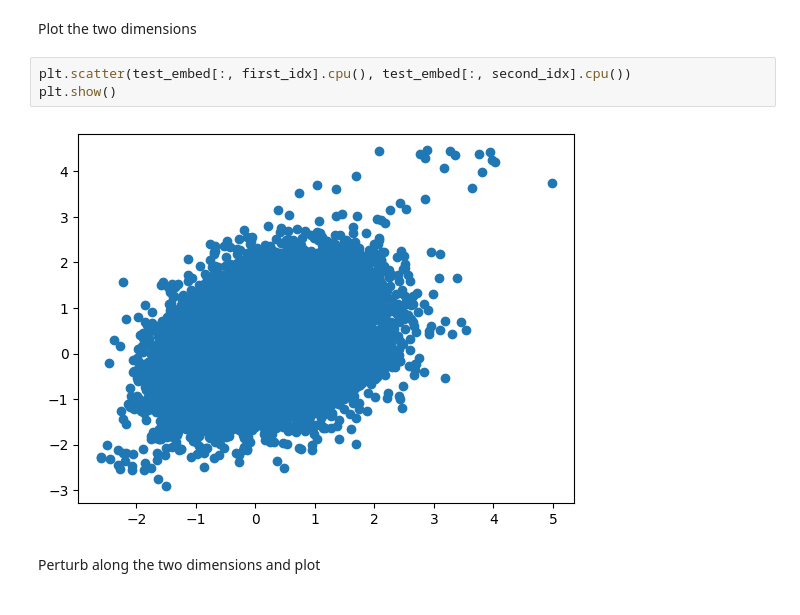
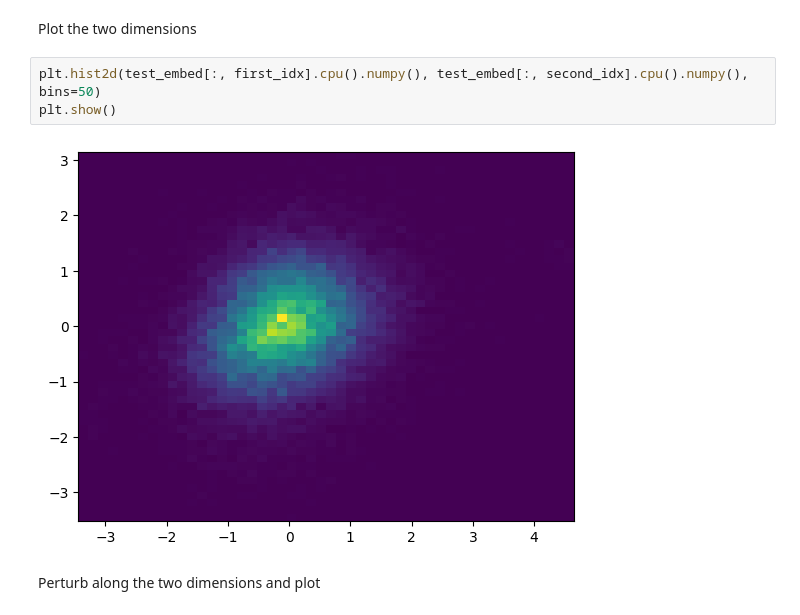
Before and after one commit to ZhiqiEliWang/csci4968-VAE-project, a Jupyter notebook: vae.ipynb, the cells around one changed output. Saved outputs shown, nothing was run; the diff lists cells and outputs as text.

Commit message:
Updated visualization

```diff
--- a/vae.ipynb
+++ b/vae.ipynb
@@ -274,10 +274,10 @@ Second dimension: 10
 # %% [markdown]
 Plot the two dimensions
 # %%
-plt.scatter(test_embed[:, first_idx].cpu(), test_embed[:, second_idx].cpu())
+plt.hist2d(test_embed[:, first_idx].cpu().numpy(), test_embed[:, second_idx].cpu().numpy(), bins=50)
 plt.show()
 # %% [output]
-[figure, old version]
+[figure, new version]
 # %% [markdown]
 Perturb along the two dimensions and plot
 # %%
```
Also changed, not shown: parts of 7 cells of this notebook.
